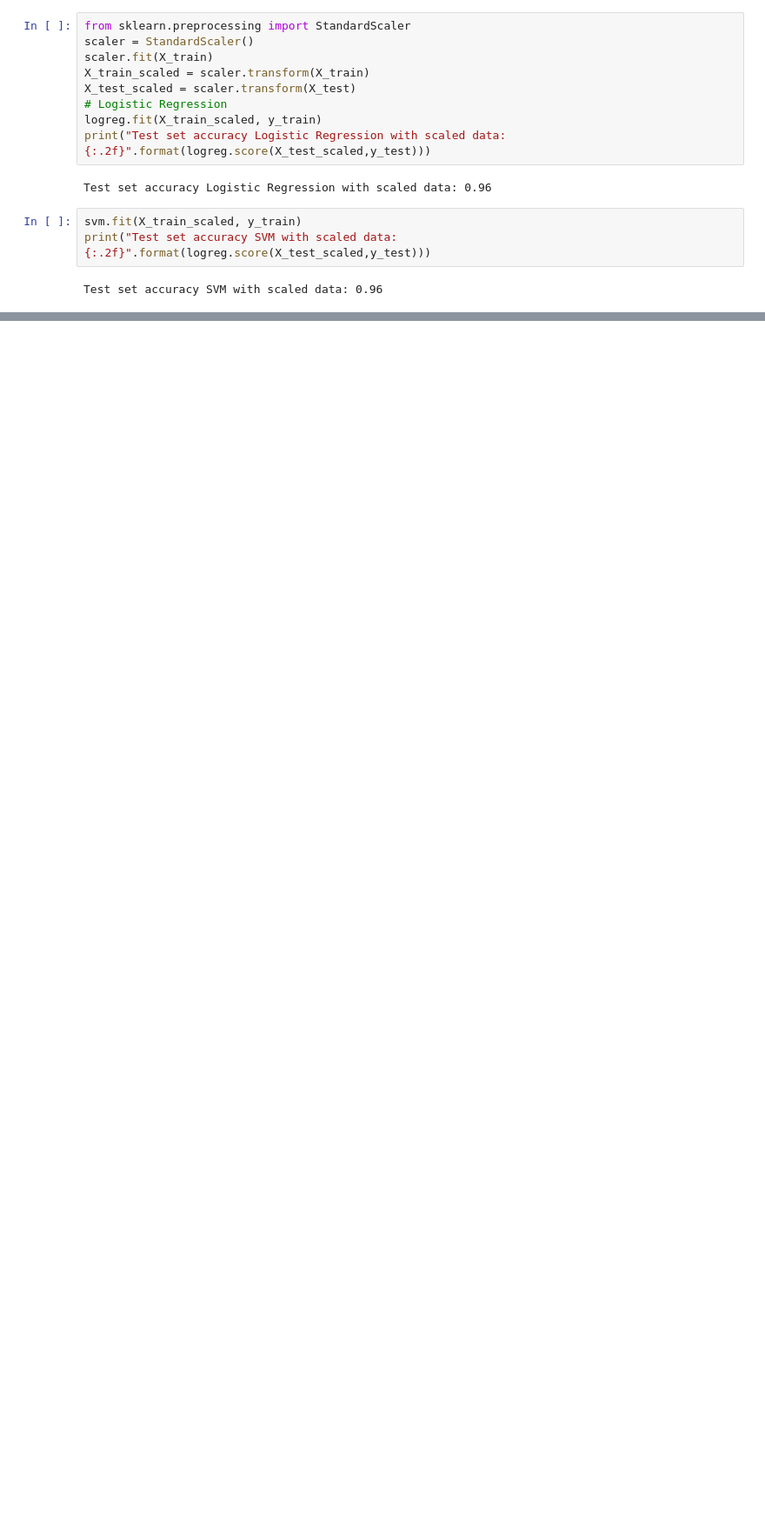
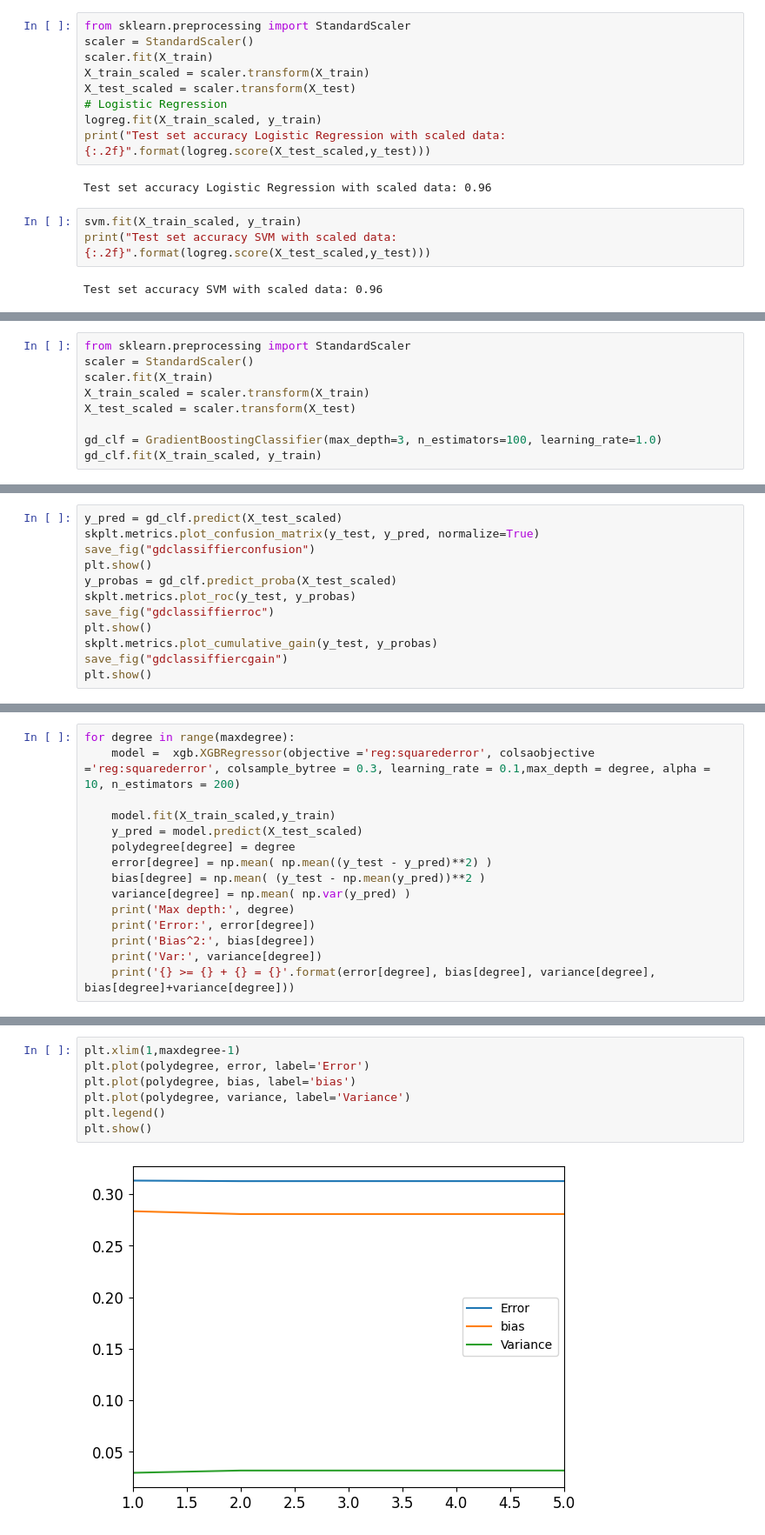
Before and after one commit to adityalynnfield/Bagging-Boosting, a Jupyter notebook: Bag+Boost.ipynb, the cells around one changed output, grey strips where cells are left out. Shown at 87% size. Saved outputs shown, nothing was run; the diff lists cells and outputs as text; blank space fills up the shorter version.

```diff
--- a/Bag+Boost.ipynb
+++ b/Bag+Boost.ipynb
@@ -969,0 +1032,9 @@ ImportError: cannot import name 'interp' from 'scipy' (c:\Users\adity\AppData\Lo
+# %%
+from sklearn.preprocessing import StandardScaler
+scaler = StandardScaler()
+scaler.fit(X_train)
+X_train_scaled = scaler.transform(X_train)
+X_test_scaled = scaler.transform(X_test)
+
+gd_clf = GradientBoostingClassifier(max_depth=3, n_estimators=100, learning_rate=1.0)
+gd_clf.fit(X_train_scaled, y_train)
@@ -969,0 +1051,12 @@ ImportError: cannot import name 'interp' from 'scipy' (c:\Users\adity\AppData\Lo
+# %%
+y_pred = gd_clf.predict(X_test_scaled)
+skplt.metrics.plot_confusion_matrix(y_test, y_pred, normalize=True)
+save_fig("gdclassiffierconfusion")
+plt.show()
+y_probas = gd_clf.predict_proba(X_test_scaled)
+skplt.metrics.plot_roc(y_test, y_probas)
+save_fig("gdclassiffierroc")
+plt.show()
+skplt.metrics.plot_cumulative_gain(y_test, y_probas)
+save_fig("gdclassiffiercgain")
+plt.show()
@@ -969,0 +1089,15 @@ ImportError: cannot import name 'interp' from 'scipy' (c:\Users\adity\AppData\Lo
+# %%
+for degree in range(maxdegree):
+    model =  xgb.XGBRegressor(objective ='reg:squarederror', colsaobjective ='reg:squarederror', colsample_bytree = 0.3, learning_rate = 0.1,max_depth = degree, alpha = 10, n_estimators = 200)
+
+    model.fit(X_train_scaled,y_train)
+    y_pred = model.predict(X_test_scaled)
+    polydegree[degree] = degree
+    error[degree] = np.mean( np.mean((y_test - y_pred)**2) )
+    bias[degree] = np.mean( (y_test - np.mean(y_pred))**2 )
+    variance[degree] = np.mean( np.var(y_pred) )
+    print('Max depth:', degree)
+    print('Error:', error[degree])
+    print('Bias^2:', bias[degree])
+    print('Var:', variance[degree])
+    print('{} >= {} + {} = {}'.format(error[degree], bias[degree], variance[degree], bias[degree]+variance[degree]))
@@ -969,0 +1141,9 @@ ImportError: cannot import name 'interp' from 'scipy' (c:\Users\adity\AppData\Lo
+# %%
+plt.xlim(1,maxdegree-1)
+plt.plot(polydegree, error, label='Error')
+plt.plot(polydegree, bias, label='bias')
+plt.plot(polydegree, variance, label='Variance')
+plt.legend()
+plt.show()
+# %% [output]
+[figure, added]
```
Also changed, not shown: parts of 34 cells of this notebook.
